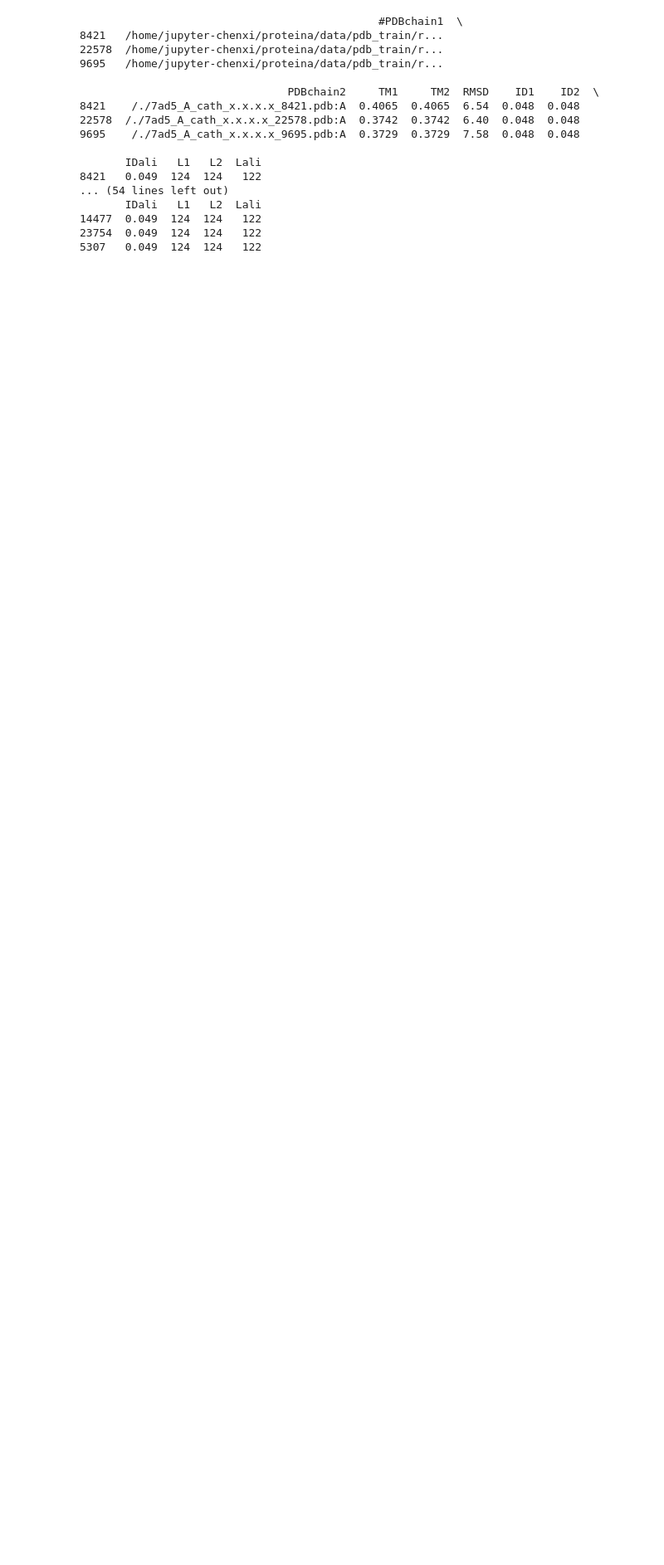
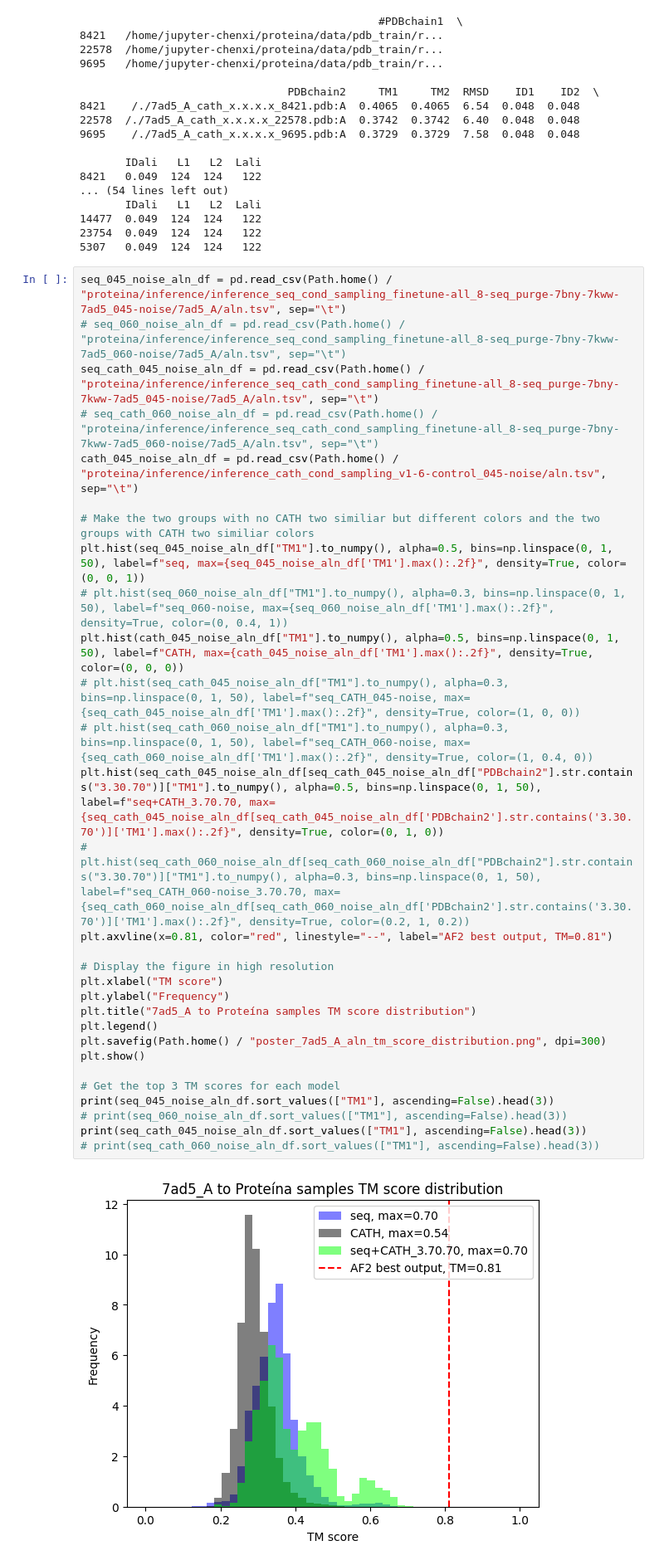
Before and after one commit to Yuwan3154/proteina, a Jupyter notebook: proteina.ipynb, the cells around one changed output. Shown at 83% size. Drawn from its saved outputs; the diff is of its cells as text; blank space fills up the shorter version.

```diff
--- a/proteina.ipynb
+++ b/proteina.ipynb
@@ -191,3 +212,35 @@ print(cath_045_noise_aln_df.sort_values(["TM1"], ascending=False).head(3))
 14477  0.049  124  124   122
 23754  0.049  124  124   122
 5307   0.049  124  124   122
+# %%
+seq_045_noise_aln_df = pd.read_csv(Path.home() / "proteina/inference/inference_seq_cond_sampling_finetune-all_8-seq_purge-7bny-7kww-7ad5_045-noise/7ad5_A/aln.tsv", sep="\t")
+# seq_060_noise_aln_df = pd.read_csv(Path.home() / "proteina/inference/inference_seq_cond_sampling_finetune-all_8-seq_purge-7bny-7kww-7ad5_060-noise/7ad5_A/aln.tsv", sep="\t")
+seq_cath_045_noise_aln_df = pd.read_csv(Path.home() / "proteina/inference/inference_seq_cath_cond_sampling_finetune-all_8-seq_purge-7bny-7kww-7ad5_045-noise/7ad5_A/aln.tsv", sep="\t")
+# seq_cath_060_noise_aln_df = pd.read_csv(Path.home() / "proteina/inference/inference_seq_cath_cond_sampling_finetune-all_8-seq_purge-7bny-7kww-7ad5_060-noise/7ad5_A/aln.tsv", sep="\t")
+cath_045_noise_aln_df = pd.read_csv(Path.home() / "proteina/inference/inference_cath_cond_sampling_v1-6-control_045-noise/aln.tsv", sep="\t")
+
+# Make the two groups with no CATH two similiar but different colors and the two groups with CATH two similiar colors
+plt.hist(seq_045_noise_aln_df["TM1"].to_numpy(), alpha=0.5, bins=np.linspace(0, 1, 50), label=f"seq, max={seq_045_noise_aln_df['TM1'].max():.2f}", density=True, color=(0, 0, 1))
+# plt.hist(seq_060_noise_aln_df["TM1"].to_numpy(), alpha=0.3, bins=np.linspace(0, 1, 50), label=f"seq_060-noise, max={seq_060_noise_aln_df['TM1'].max():.2f}", density=True, color=(0, 0.4, 1))
+plt.hist(cath_045_noise_aln_df["TM1"].to_numpy(), alpha=0.5, bins=np.linspace(0, 1, 50), label=f"CATH, max={cath_045_noise_aln_df['TM1'].max():.2f}", density=True, color=(0, 0, 0))
+# plt.hist(seq_cath_045_noise_aln_df["TM1"].to_numpy(), alpha=0.3, bins=np.linspace(0, 1, 50), label=f"seq_CATH_045-noise, max={seq_cath_045_noise_aln_df['TM1'].max():.2f}", density=True, color=(1, 0, 0))
+# plt.hist(seq_cath_060_noise_aln_df["TM1"].to_numpy(), alpha=0.3, bins=np.linspace(0, 1, 50), label=f"seq_CATH_060-noise, max={seq_cath_060_noise_aln_df['TM1'].max():.2f}", density=True, color=(1, 0.4, 0))
+plt.hist(seq_cath_045_noise_aln_df[seq_cath_045_noise_aln_df["PDBchain2"].str.contains("3.30.70")]["TM1"].to_numpy(), alpha=0.5, bins=np.linspace(0, 1, 50), label=f"seq+CATH_3.70.70, max={seq_cath_045_noise_aln_df[seq_cath_045_noise_aln_df['PDBchain2'].str.contains('3.30.70')]['TM1'].max():.2f}", density=True, color=(0, 1, 0))
+# plt.hist(seq_cath_060_noise_aln_df[seq_cath_060_noise_aln_df["PDBchain2"].str.contains("3.30.70")]["TM1"].to_numpy(), alpha=0.3, bins=np.linspace(0, 1, 50), label=f"seq_CATH_060-noise_3.70.70, max={seq_cath_060_noise_aln_df[seq_cath_060_noise_aln_df['PDBchain2'].str.contains('3.30.70')]['TM1'].max():.2f}", density=True, color=(0.2, 1, 0.2))
+plt.axvline(x=0.81, color="red", linestyle="--", label="AF2 best output, TM=0.81")
+
+# Display the figure in high resolution
+plt.xlabel("TM score")
+plt.ylabel("Frequency")
+plt.title("7ad5_A to Proteína samples TM score distribution")
+plt.legend()
+plt.savefig(Path.home() / "poster_7ad5_A_aln_tm_score_distribution.png", dpi=300)
+plt.show()
+
+# Get the top 3 TM scores for each model
+print(seq_045_noise_aln_df.sort_values(["TM1"], ascending=False).head(3))
+# print(seq_060_noise_aln_df.sort_values(["TM1"], ascending=False).head(3))
+print(seq_cath_045_noise_aln_df.sort_values(["TM1"], ascending=False).head(3))
+# print(seq_cath_060_noise_aln_df.sort_values(["TM1"], ascending=False).head(3))
+# %% [output]
+[figure, added]
```
Also changed, not shown: parts of 3 cells of this notebook, 4 other files.
